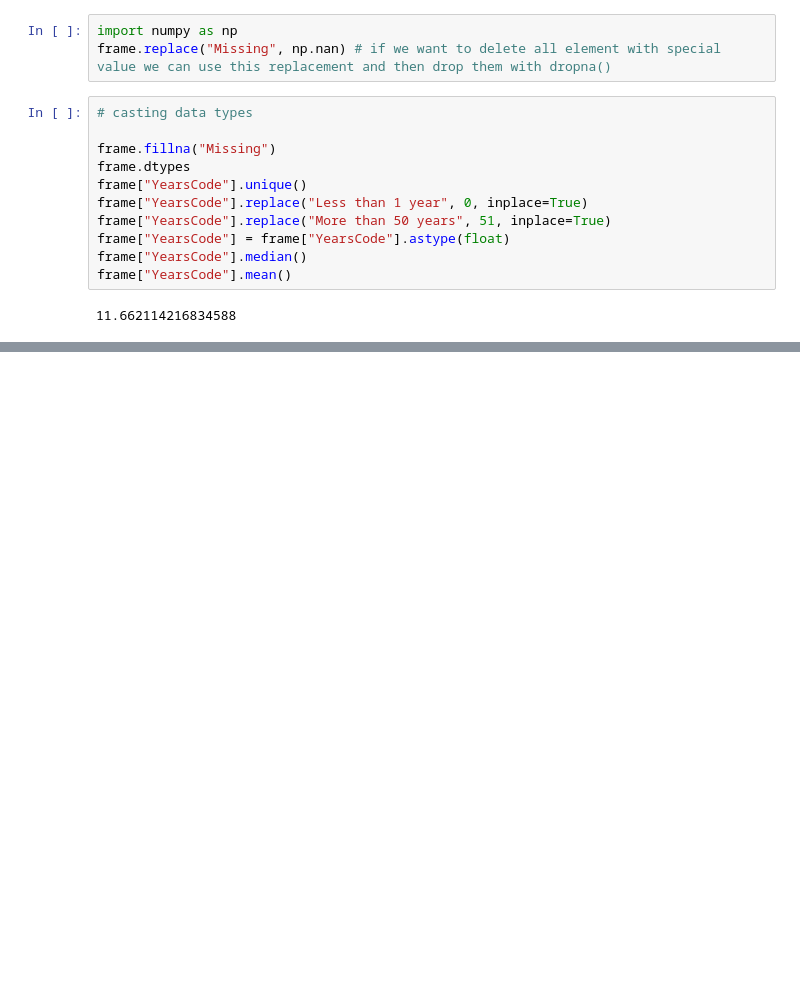
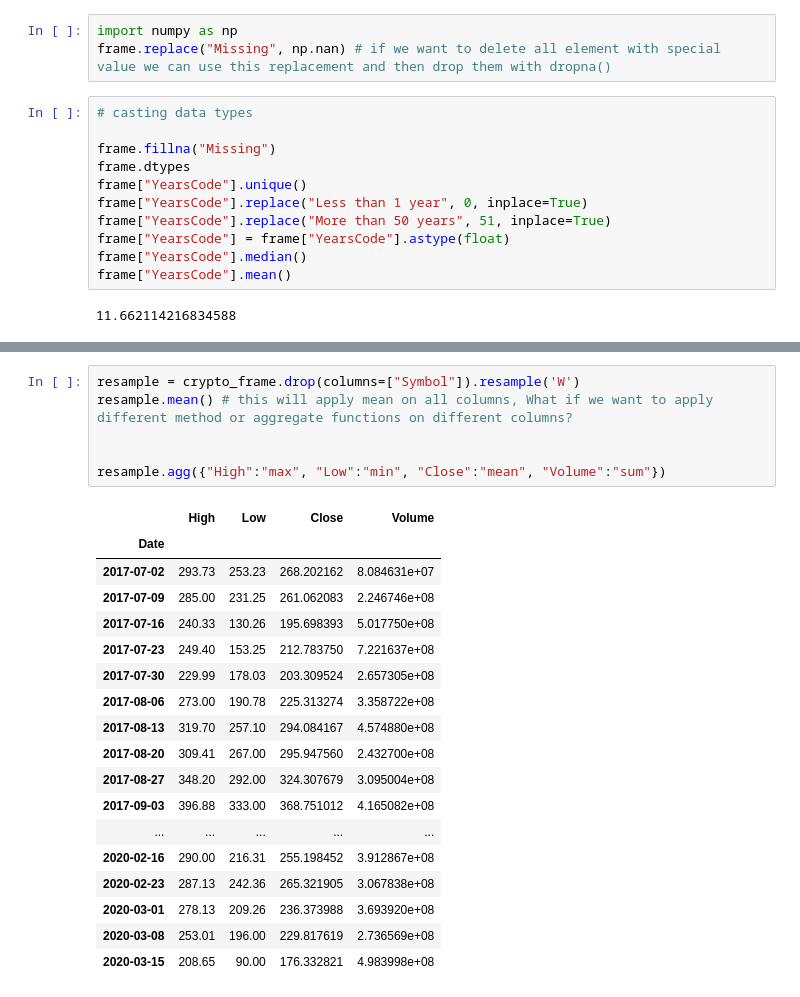
Before and after one commit to OveysSafarnejad/pd-training, a Jupyter notebook: src/pandas_series/learning.ipynb, the cells around one changed output, grey strips where cells are left out. Cells and saved outputs as stored; diff of their text form; blank space fills up the shorter version.

```diff
--- a/src/pandas_series/learning.ipynb
+++ b/src/pandas_series/learning.ipynb
@@ -205,0 +261,25 @@ frame["YearsCode"].mean()
+# %%
+resample = crypto_frame.drop(columns=["Symbol"]).resample('W')
+resample.mean() # this will apply mean on all columns, What if we want to apply different method or aggregate functions on different columns?
+
+
+resample.agg({"High":"max", "Low":"min", "Close":"mean", "Volume":"sum"})
+# %% [output]
+|  | High | Low | Close | Volume |
+| Date |  |  |  |  |
+| 2017-07-02 | 293.73 | 253.23 | 268.202162 | 8.084631e+07 |
+| 2017-07-09 | 285.00 | 231.25 | 261.062083 | 2.246746e+08 |
+| 2017-07-16 | 240.33 | 130.26 | 195.698393 | 5.017750e+08 |
+| 2017-07-23 | 249.40 | 153.25 | 212.783750 | 7.221637e+08 |
+| 2017-07-30 | 229.99 | 178.03 | 203.309524 | 2.657305e+08 |
+| 2017-08-06 | 273.00 | 190.78 | 225.313274 | 3.358722e+08 |
+| 2017-08-13 | 319.70 | 257.10 | 294.084167 | 4.574880e+08 |
+| 2017-08-20 | 309.41 | 267.00 | 295.947560 | 2.432700e+08 |
+| 2017-08-27 | 348.20 | 292.00 | 324.307679 | 3.095004e+08 |
+| 2017-09-03 | 396.88 | 333.00 | 368.751012 | 4.165082e+08 |
+| ... | ... | ... | ... | ... |
+| 2020-02-16 | 290.00 | 216.31 | 255.198452 | 3.912867e+08 |
+| 2020-02-23 | 287.13 | 242.36 | 265.321905 | 3.067838e+08 |
+| 2020-03-01 | 278.13 | 209.26 | 236.373988 | 3.693920e+08 |
+| 2020-03-08 | 253.01 | 196.00 | 229.817619 | 2.736569e+08 |
+| 2020-03-15 | 208.65 | 90.00 | 176.332821 | 4.983998e+08 |
```
Also changed, not shown: parts of 9 cells of this notebook, 2 other files.
